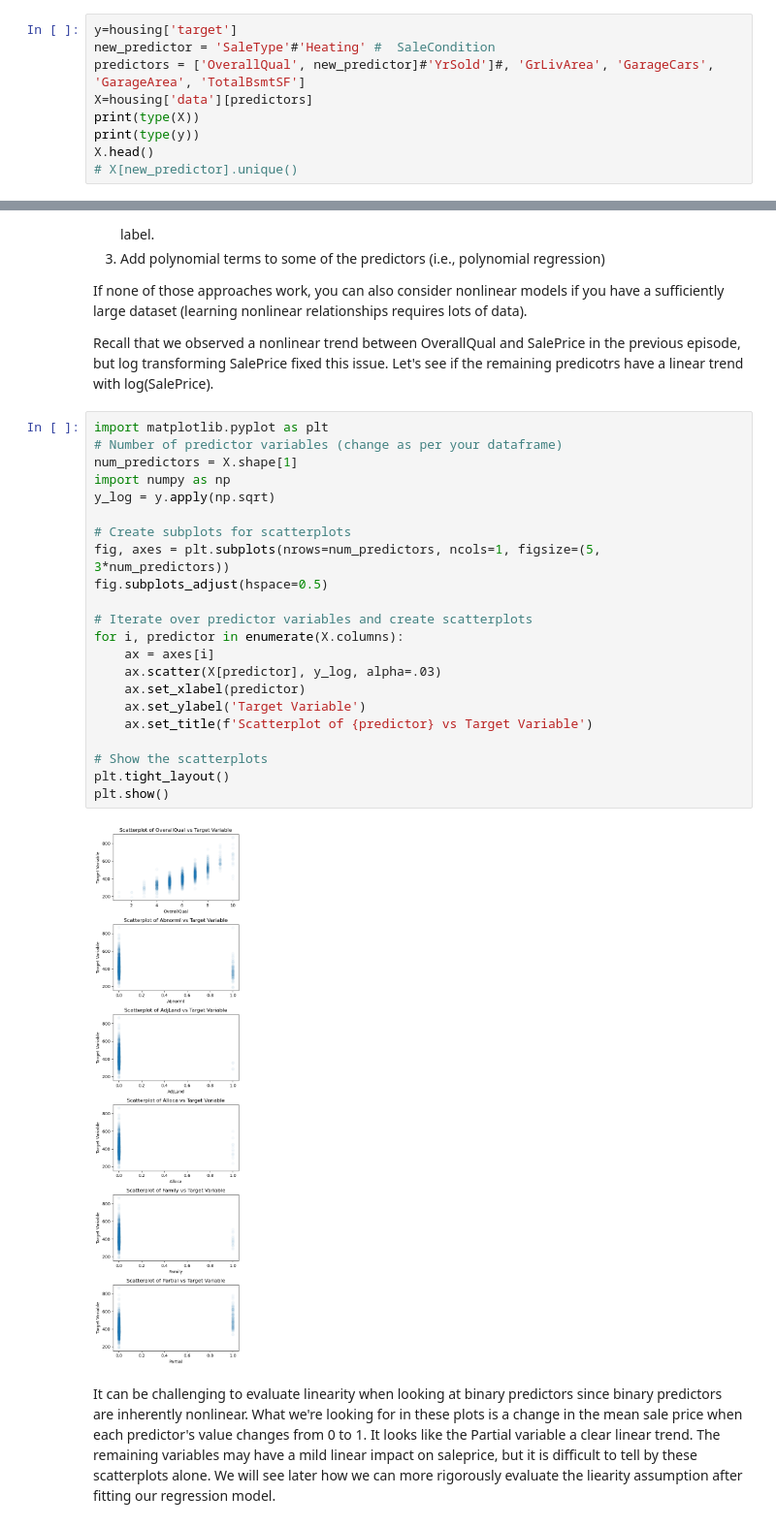
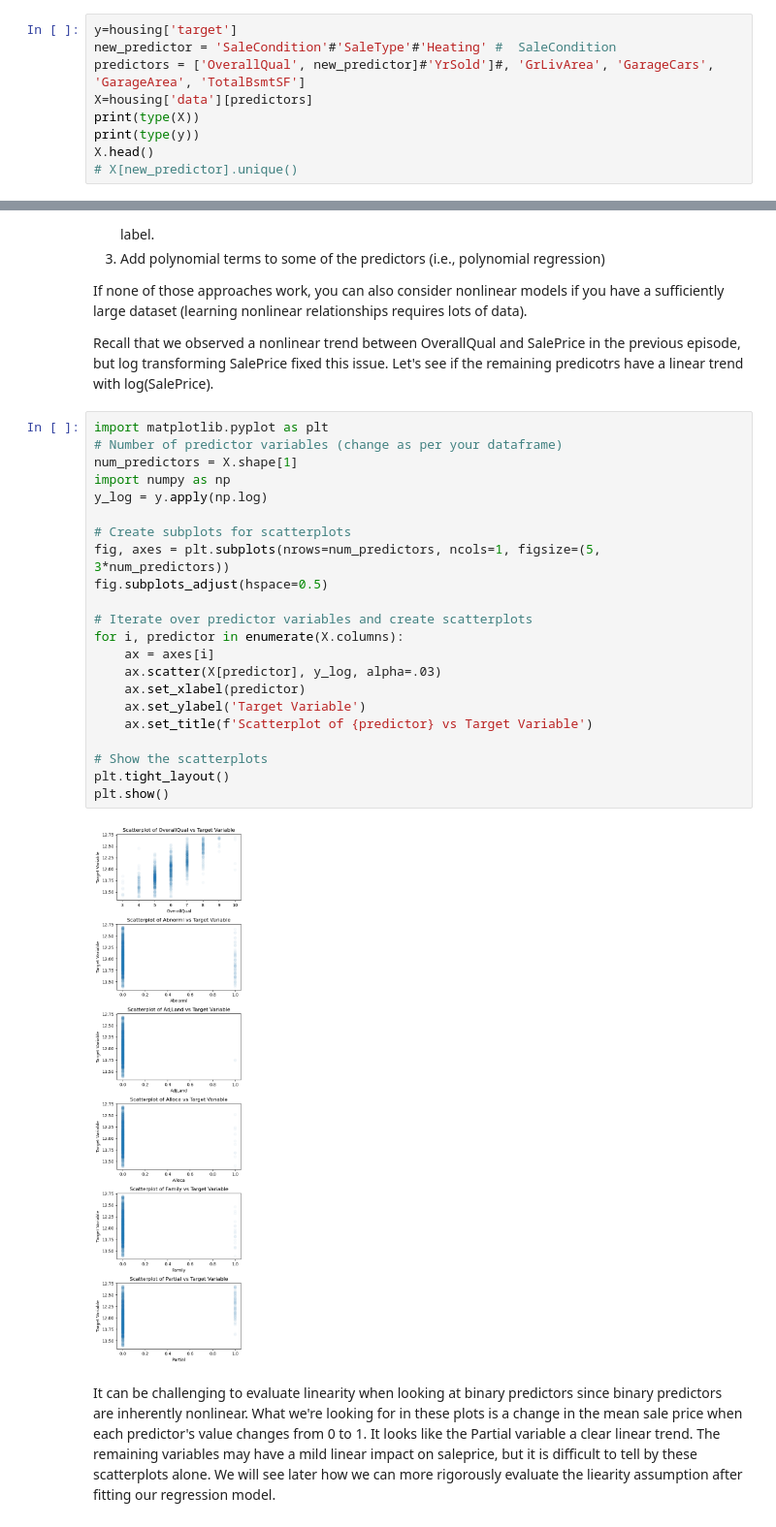
Before and after one commit to carpentries-incubator/high-dimensional-analysis-in-python, a Jupyter notebook: code/07-Regression-assumptions.ipynb, the cells around one changed output, grey strips where cells are left out. Shown at 97% size. Saved outputs shown, nothing was run; the diff lists cells and outputs as text.

```diff
--- a/code/07-Regression-assumptions.ipynb
+++ b/code/07-Regression-assumptions.ipynb
@@ -63,7 +63,7 @@ housing = fetch_openml(name="house_prices", as_frame=True) #
 Let's assume we only have additional variable recorded in this dataset — sale condition. What values can the sale condition variable take?
 # %%
 y=housing['target']
-new_predictor = 'SaleType'#'Heating' #  SaleCondition
+new_predictor = 'SaleCondition'#'SaleType'#'Heating' #  SaleCondition
 predictors = ['OverallQual', new_predictor]#'YrSold']#, 'GrLivArea', 'GarageCars', 'GarageArea', 'TotalBsmtSF']
 X=housing['data'][predictors]
 print(type(X))
@@ -243,27 +250,27 @@ Recall that we observed a nonlinear trend between OverallQual and SalePrice in t
 # %%
 import matplotlib.pyplot as plt
 # Number of predictor variables (change as per your dataframe)
 num_predictors = X.shape[1]
 import numpy as np
-y_log = y.apply(np.sqrt)
+y_log = y.apply(np.log)
 
 # Create subplots for scatterplots
 fig, axes = plt.subplots(nrows=num_predictors, ncols=1, figsize=(5, 3*num_predictors))
 fig.subplots_adjust(hspace=0.5)
 
 # Iterate over predictor variables and create scatterplots
 for i, predictor in enumerate(X.columns):
     ax = axes[i]
     ax.scatter(X[predictor], y_log, alpha=.03)
     ax.set_xlabel(predictor)
     ax.set_ylabel('Target Variable')
     ax.set_title(f'Scatterplot of {predictor} vs Target Variable')
 
 # Show the scatterplots
 plt.tight_layout()
 plt.show()
 # %% [output]
-[figure, old version]
+[figure, new version]
 # %% [markdown]
 It can be challenging to evaluate linearity when looking at binary predictors since binary predictors are inherently nonlinear. What we're looking for in these plots is a change in the mean sale price when each predictor's value changes from 0 to 1. It looks like the Partial variable a clear linear trend. The remaining variables may have a mild linear impact on saleprice, but it is difficult to tell by these scatterplots alone. We will see later how we can more rigorously evaluate the liearity assumption after fitting our regression model.
 # %% [markdown]
```
Also changed, not shown: parts of 19 cells of this notebook.
